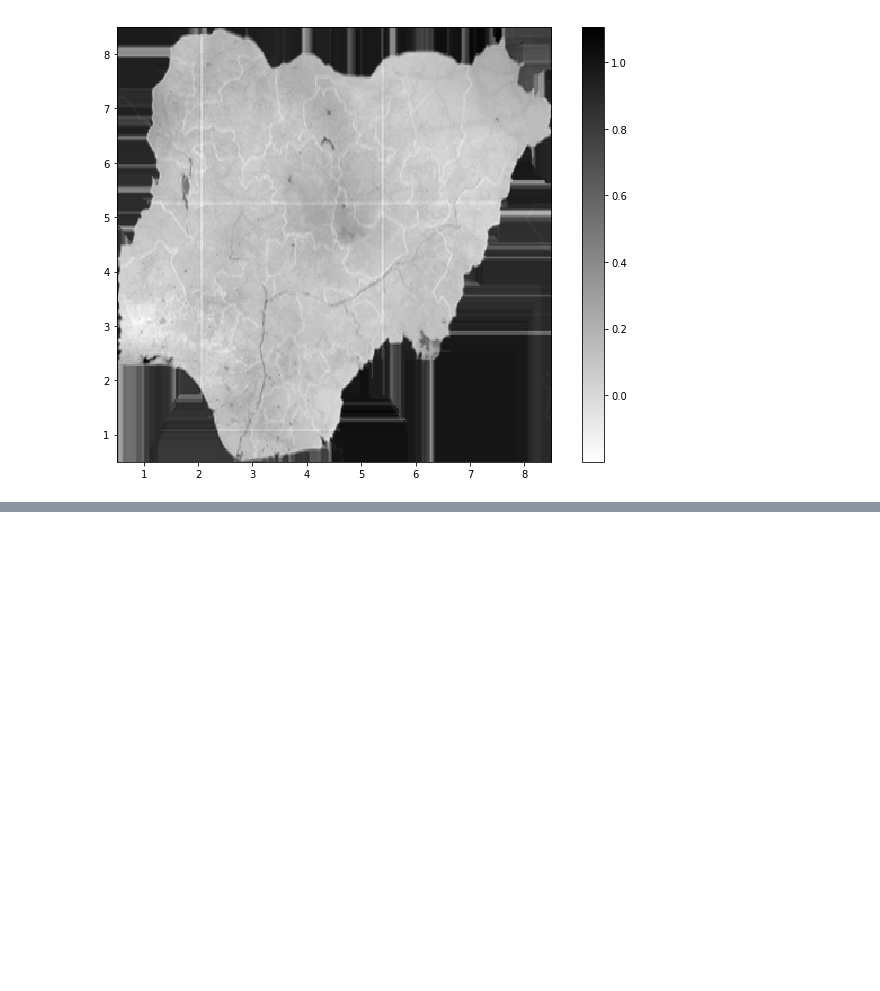
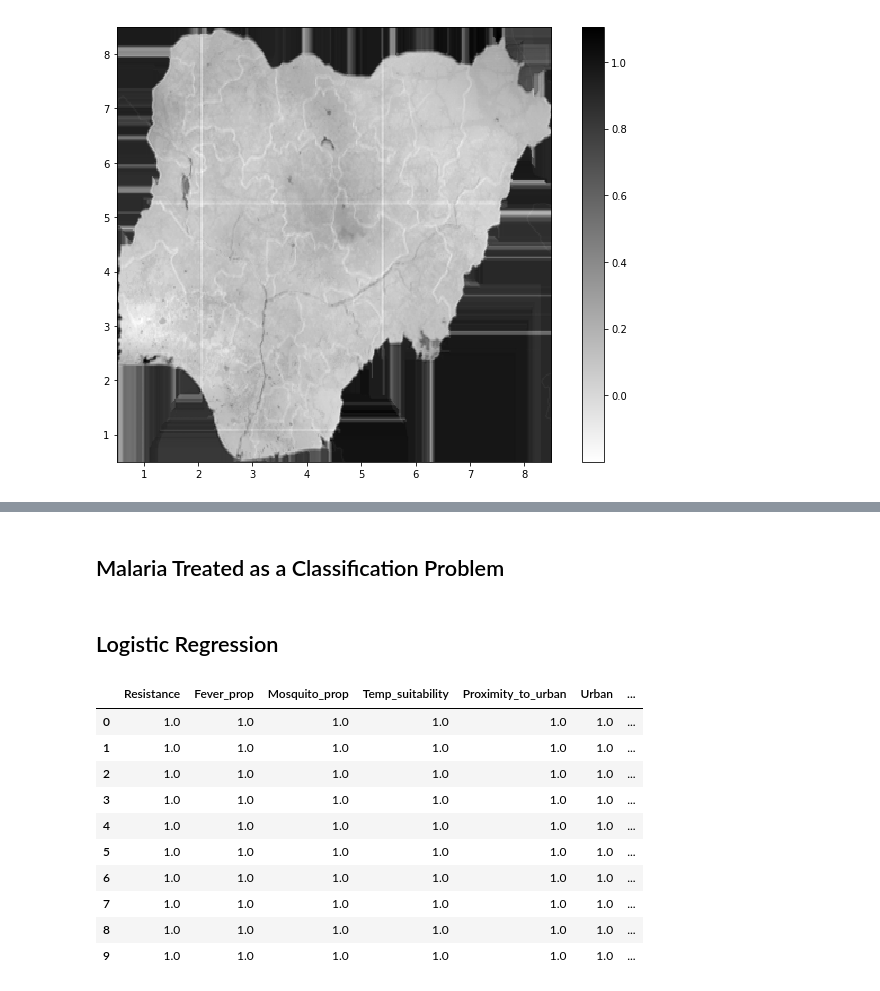
Before and after one commit to jsickles5/bsi_malaria_project, a Jupyter notebook: Capstone/Malaria_Machine_Learning.ipynb, the cells around one changed output, grey strips where cells are left out. Saved outputs shown, nothing was run; the diff lists cells and outputs as text; code cells hidden in the pictures; blank space fills up the shorter version.

```diff
--- a/Capstone/Malaria_Machine_Learning.ipynb
+++ b/Capstone/Malaria_Machine_Learning.ipynb
@@ -521,0 +261,23 @@ plt.savefig('rf.png')
+# %% [markdown]
+## Malaria Treated as a Classification Problem
+# %% [markdown]
+## Logistic Regression
+# %%
+data['Endemicity'] = np.where(data['Endemicity'] == 0,1,0)   #making it a classification problem
+classification_data = data
+classification_data.loc[classification_data['Endemicity'] >= .5, 'Endemicity'] = 1
+classification_data.loc[classification_data['Endemicity'] < .5, 'Endemicity'] = 0
+del classification_data['Predictions_OLS_1']
+classification_data.head(10)
+# %% [output]
+|  | Resistance | Fever_prop | Mosquito_prop | Temp_suitability | Proximity_to_urban | Urban | ... |
+| 0 | 1.0 | 1.0 | 1.0 | 1.0 | 1.0 | 1.0 | ... |
+| 1 | 1.0 | 1.0 | 1.0 | 1.0 | 1.0 | 1.0 | ... |
+| 2 | 1.0 | 1.0 | 1.0 | 1.0 | 1.0 | 1.0 | ... |
+| 3 | 1.0 | 1.0 | 1.0 | 1.0 | 1.0 | 1.0 | ... |
+| 4 | 1.0 | 1.0 | 1.0 | 1.0 | 1.0 | 1.0 | ... |
+| 5 | 1.0 | 1.0 | 1.0 | 1.0 | 1.0 | 1.0 | ... |
+| 6 | 1.0 | 1.0 | 1.0 | 1.0 | 1.0 | 1.0 | ... |
+| 7 | 1.0 | 1.0 | 1.0 | 1.0 | 1.0 | 1.0 | ... |
+| 8 | 1.0 | 1.0 | 1.0 | 1.0 | 1.0 | 1.0 | ... |
+| 9 | 1.0 | 1.0 | 1.0 | 1.0 | 1.0 | 1.0 | ... |
```
Also changed, not shown: parts of 63 cells of this notebook.
